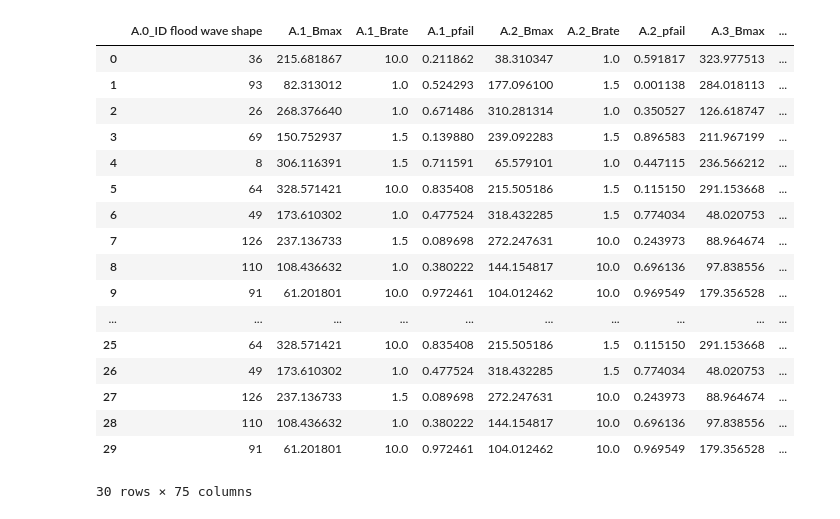
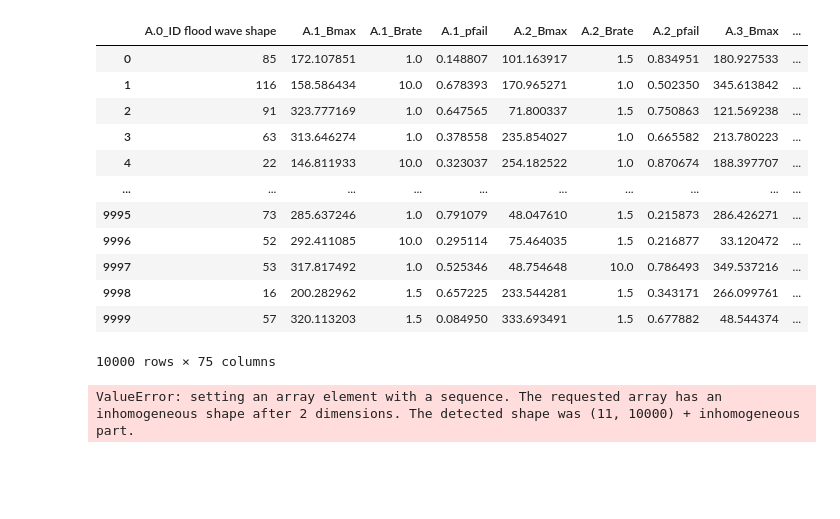
Before and after one commit to yhienz/epa141A_group3, a Jupyter notebook: final_ass_time_changed/Experiments/T5_explore.ipynb, the cells around one changed output. Cells and saved outputs as stored; diff of their text form; code cells hidden in the pictures; blank space fills up the shorter version.

```diff
--- a/final_ass_time_changed/Experiments/T5_explore.ipynb
+++ b/final_ass_time_changed/Experiments/T5_explore.ipynb
@@ -1,31 +1,26 @@
 # %%
 import numpy as np
 import scipy as sp
 import pandas as pd
 import matplotlib.pyplot as plt
 import ema_workbench
 import seaborn as sns
 from ema_workbench import load_results
 
-experiments, outcomes = load_results('W24_Open_Exploration_5t_10_3_PD6.tar.gz')
+experiments, outcomes = load_results('W24_Open_Exploration_5t_500_20_PD6.tar.gz')
 
 experiments
 # %% [output]
 |  | A.0_ID flood wave shape | A.1_Bmax | A.1_Brate | A.1_pfail | A.2_Bmax | A.2_Brate | A.2_pfail | A.3_Bmax | ... |
-| 0 | 36 | 215.681867 | 10.0 | 0.211862 | 38.310347 | 1.0 | 0.591817 | 323.977513 | ... |
-| 1 | 93 | 82.313012 | 1.0 | 0.524293 | 177.096100 | 1.5 | 0.001138 | 284.018113 | ... |
-| 2 | 26 | 268.376640 | 1.0 | 0.671486 | 310.281314 | 1.0 | 0.350527 | 126.618747 | ... |
-| 3 | 69 | 150.752937 | 1.5 | 0.139880 | 239.092283 | 1.5 | 0.896583 | 211.967199 | ... |
-| 4 | 8 | 306.116391 | 1.5 | 0.711591 | 65.579101 | 1.0 | 0.447115 | 236.566212 | ... |
-| 5 | 64 | 328.571421 | 10.0 | 0.835408 | 215.505186 | 1.5 | 0.115150 | 291.153668 | ... |
-| 6 | 49 | 173.610302 | 1.0 | 0.477524 | 318.432285 | 1.5 | 0.774034 | 48.020753 | ... |
-| 7 | 126 | 237.136733 | 1.5 | 0.089698 | 272.247631 | 10.0 | 0.243973 | 88.964674 | ... |
-| 8 | 110 | 108.436632 | 1.0 | 0.380222 | 144.154817 | 10.0 | 0.696136 | 97.838556 | ... |
-| 9 | 91 | 61.201801 | 10.0 | 0.972461 | 104.012462 | 10.0 | 0.969549 | 179.356528 | ... |
+| 0 | 85 | 172.107851 | 1.0 | 0.148807 | 101.163917 | 1.5 | 0.834951 | 180.927533 | ... |
+| 1 | 116 | 158.586434 | 10.0 | 0.678393 | 170.965271 | 1.0 | 0.502350 | 345.613842 | ... |
+| 2 | 91 | 323.777169 | 1.0 | 0.647565 | 71.800337 | 1.5 | 0.750863 | 121.569238 | ... |
+| 3 | 63 | 313.646274 | 1.0 | 0.378558 | 235.854027 | 1.0 | 0.665582 | 213.780223 | ... |
+| 4 | 22 | 146.811933 | 10.0 | 0.323037 | 254.182522 | 1.0 | 0.870674 | 188.397707 | ... |
 | ... | ... | ... | ... | ... | ... | ... | ... | ... | ... |
-| 25 | 64 | 328.571421 | 10.0 | 0.835408 | 215.505186 | 1.5 | 0.115150 | 291.153668 | ... |
-| 26 | 49 | 173.610302 | 1.0 | 0.477524 | 318.432285 | 1.5 | 0.774034 | 48.020753 | ... |
-| 27 | 126 | 237.136733 | 1.5 | 0.089698 | 272.247631 | 10.0 | 0.243973 | 88.964674 | ... |
-| 28 | 110 | 108.436632 | 1.0 | 0.380222 | 144.154817 | 10.0 | 0.696136 | 97.838556 | ... |
-| 29 | 91 | 61.201801 | 10.0 | 0.972461 | 104.012462 | 10.0 | 0.969549 | 179.356528 | ... |
+| 9995 | 73 | 285.637246 | 1.0 | 0.791079 | 48.047610 | 1.5 | 0.215873 | 286.426271 | ... |
+| 9996 | 52 | 292.411085 | 10.0 | 0.295114 | 75.464035 | 1.5 | 0.216877 | 33.120472 | ... |
+| 9997 | 53 | 317.817492 | 1.0 | 0.525346 | 48.754648 | 10.0 | 0.786493 | 349.537216 | ... |
+| 9998 | 16 | 200.282962 | 1.5 | 0.657225 | 233.544281 | 1.5 | 0.343171 | 266.099761 | ... |
+| 9999 | 57 | 320.113203 | 1.5 | 0.084950 | 333.693491 | 1.5 | 0.677882 | 48.544374 | ... |
-30 rows × 75 columns
+10000 rows × 75 columns
@@ -31,0 +29,4 @@ experiments
+# %%
+df = pd.DataFrame.from_dict(outcomes, orient='index')
+# %% [output]
+ValueError: setting an array element with a sequence. The requested array has an inhomogeneous shape after 2 dimensions. The detected shape was (11, 10000) + inhomogeneous part.
```
Also changed, not shown: parts of 2 cells of this notebook, 4 other files.
